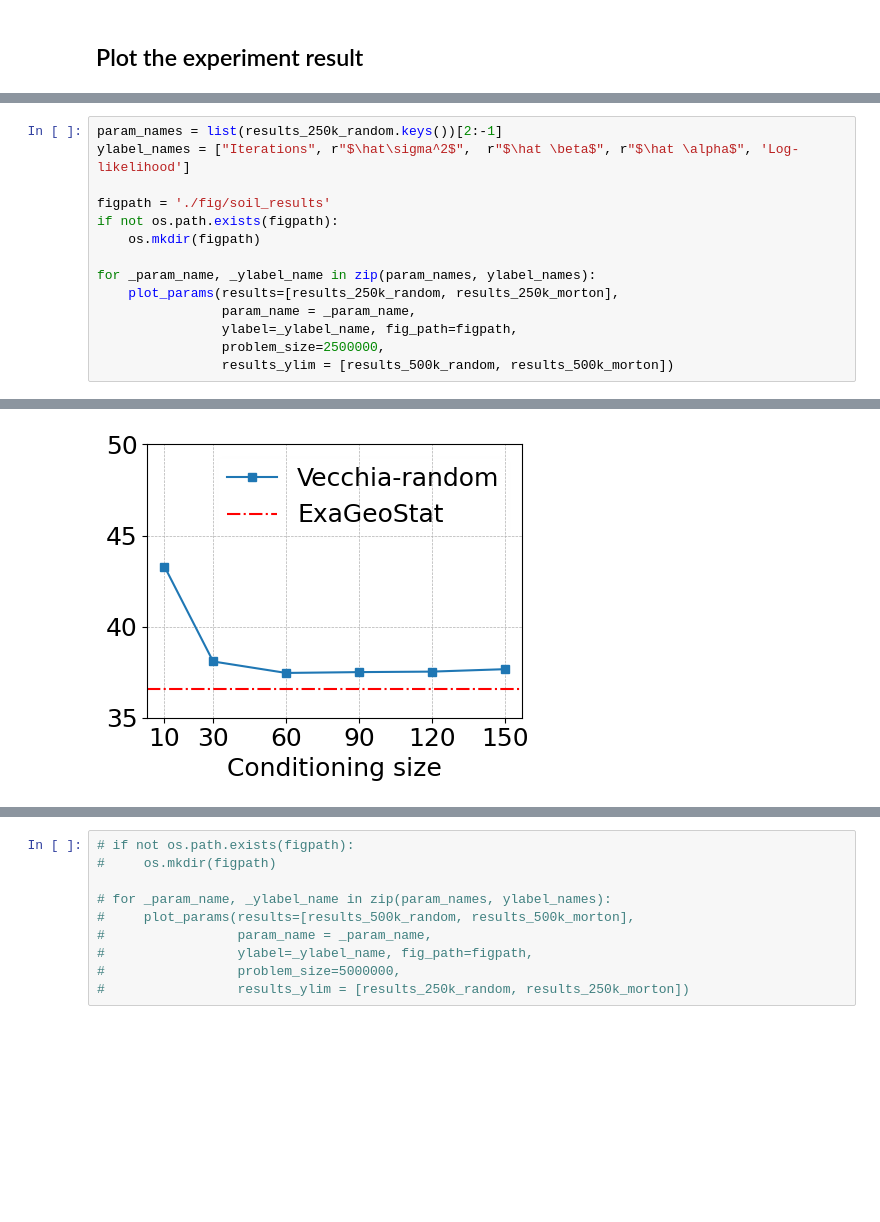
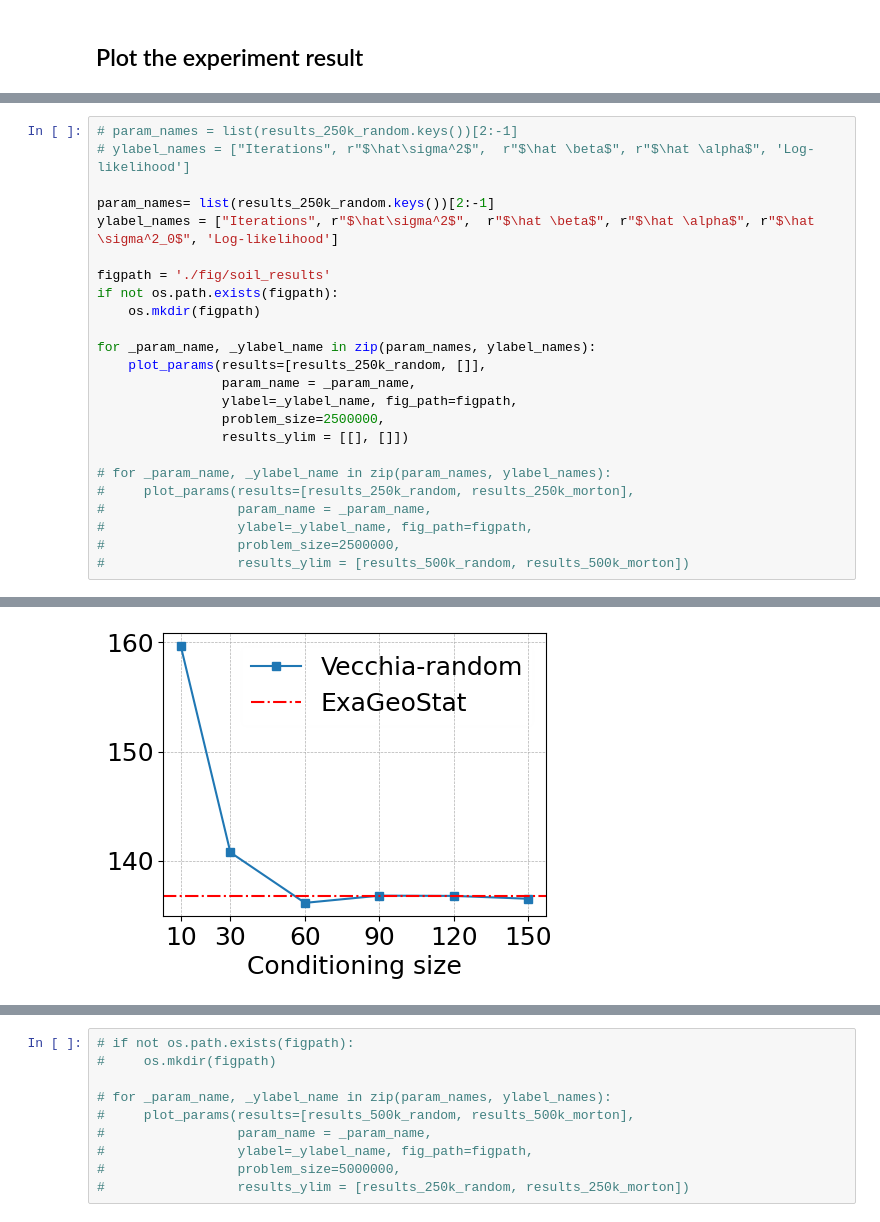
Before and after one commit to jack-pan-ai/Batched-Vecchia-Approximation, a Jupyter notebook: testing/realdataset_soil.ipynb, the cells around one changed output, grey strips where cells are left out. Cells and saved outputs as stored; diff of their text form; blank space fills up the shorter version.

```diff
--- a/testing/realdataset_soil.ipynb
+++ b/testing/realdataset_soil.ipynb
@@ -227,17 +234,27 @@ def plot_params(results, param_name, ylabel, fig_path, problem_size, results_yli
     plt.savefig(os.path.join(fig_path, str(problem_size) + "_" + param_name + ".pdf"))
     plt.show()
 # %%
-param_names = list(results_250k_random.keys())[2:-1]
-ylabel_names = ["Iterations", r"$\hat\sigma^2$",  r"$\hat \beta$", r"$\hat \alpha$", 'Log-likelihood']
+# param_names = list(results_250k_random.keys())[2:-1]
+# ylabel_names = ["Iterations", r"$\hat\sigma^2$",  r"$\hat \beta$", r"$\hat \alpha$", 'Log-likelihood']
+
+param_names= list(results_250k_random.keys())[2:-1]
+ylabel_names = ["Iterations", r"$\hat\sigma^2$",  r"$\hat \beta$", r"$\hat \alpha$", r"$\hat \sigma^2_0$", 'Log-likelihood']
 
 figpath = './fig/soil_results'
 if not os.path.exists(figpath):
     os.mkdir(figpath)
 
 for _param_name, _ylabel_name in zip(param_names, ylabel_names):
-    plot_params(results=[results_250k_random, results_250k_morton],
+    plot_params(results=[results_250k_random, []],
                 param_name = _param_name,
                 ylabel=_ylabel_name, fig_path=figpath,
                 problem_size=2500000,
-                results_ylim = [results_500k_random, results_500k_morton])
+                results_ylim = [[], []])
+
+# for _param_name, _ylabel_name in zip(param_names, ylabel_names):
+#     plot_params(results=[results_250k_random, results_250k_morton],
+#                 param_name = _param_name,
+#                 ylabel=_ylabel_name, fig_path=figpath,
+#                 problem_size=2500000,
+#                 results_ylim = [results_500k_random, results_500k_morton])
 # %% [output]
@@ -245 +262 @@ for _param_name, _ylabel_name in zip(param_names, ylabel_names):
-[figure, old version]
+[figure, new version]
```
Also changed, not shown: parts of 2 cells of this notebook, 11 other files.
